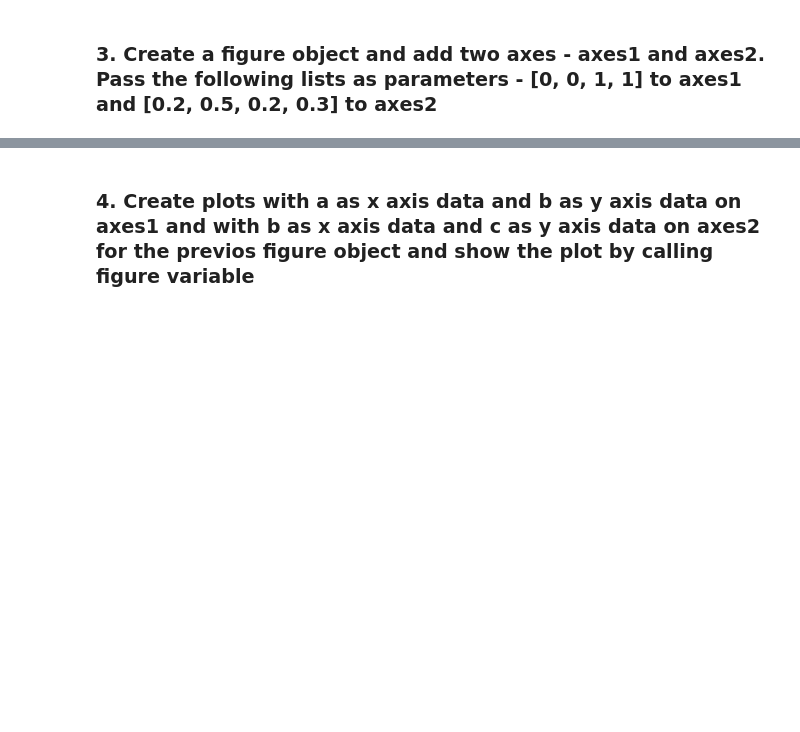
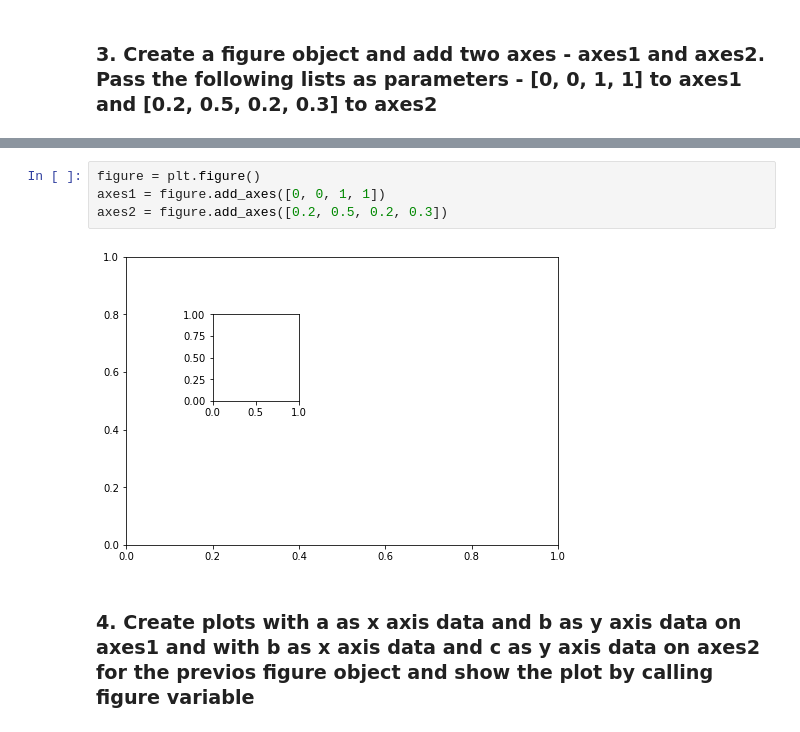
Before and after one commit to Inna-Kosovan/DataScienceBeginning, a Jupyter notebook: Matplotlib/Matplotlib Task.ipynb, the cells around one changed output, grey strips where cells are left out. Cells and saved outputs as stored; diff of their text form; blank space fills up the shorter version.

```diff
--- a/Matplotlib/Matplotlib Task.ipynb
+++ b/Matplotlib/Matplotlib Task.ipynb
@@ -34,2 +32,8 @@ Text(0.5, 1.0, 'title label')
+# %%
+figure = plt.figure()
+axes1 = figure.add_axes([0, 0, 1, 1])
+axes2 = figure.add_axes([0.2, 0.5, 0.2, 0.3])
+# %% [output]
+[figure, added]
 # %% [markdown]
 ### 4. Create plots with a as x axis data and b as y axis data on axes1 and with b as x axis data and c as y axis data on axes2 for the previos figure object and show the plot by calling figure variable
```
Also changed, not shown: parts of 9 cells of this notebook, 1 other file.
